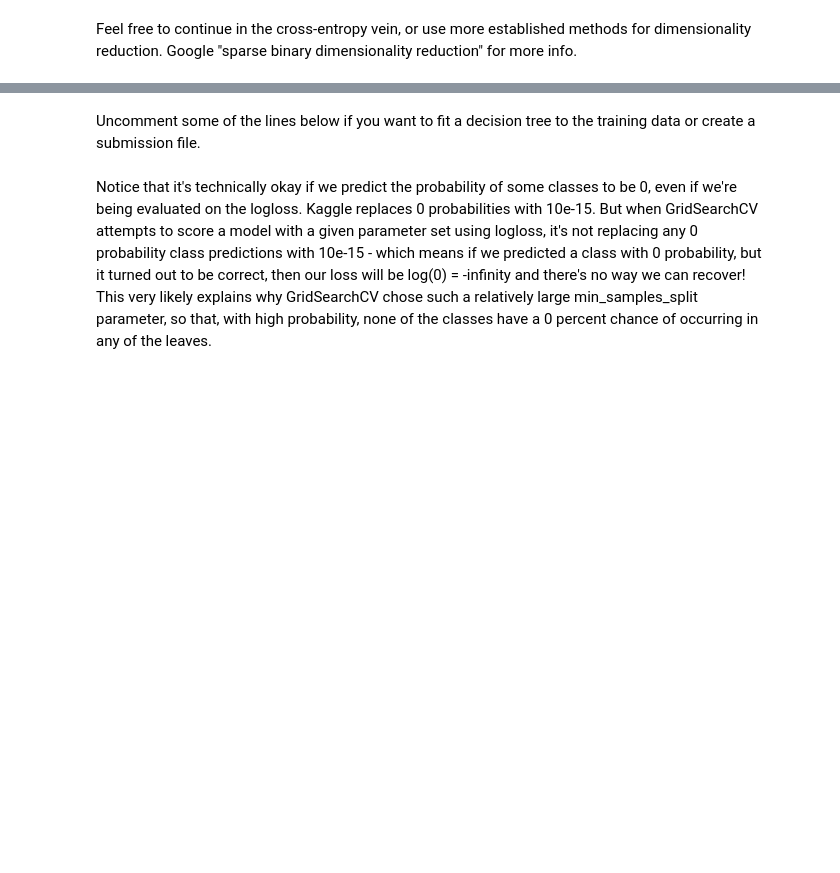
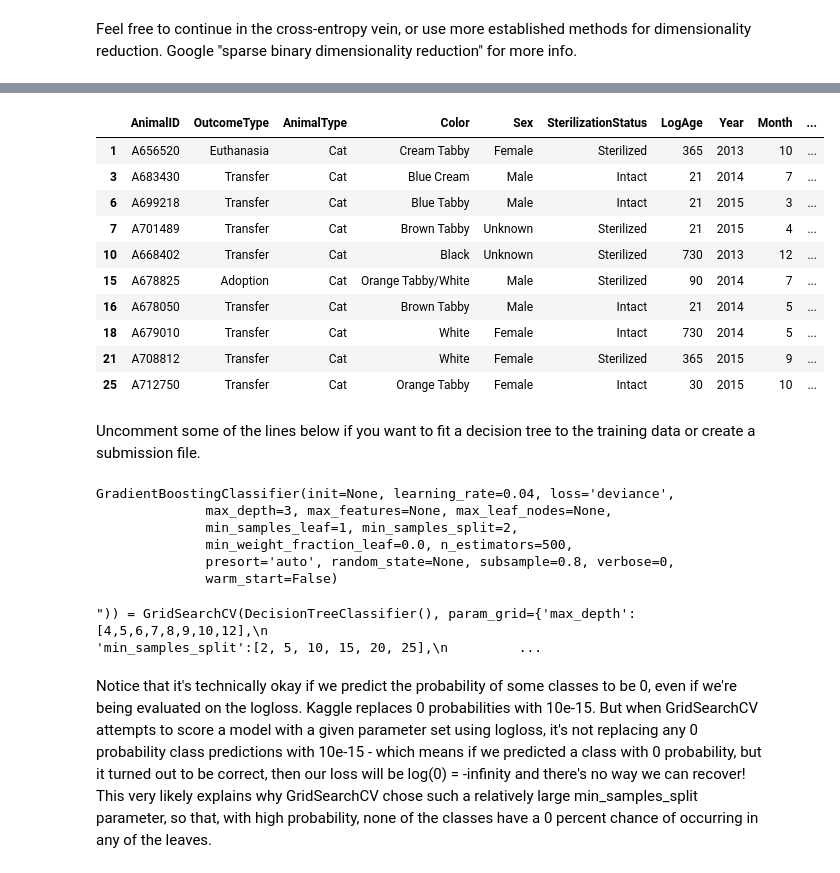
Before and after one commit to MachinesWhoLearn/competitions, a Jupyter notebook: shelter_animal/starter_template.ipynb, the cells around one changed output, grey strips where cells are left out. Saved outputs shown, nothing was run; the diff lists cells and outputs as text; code cells hidden in the pictures; blank space fills up the shorter version.

Commit message:
Updated Starter Template

```diff
--- a/shelter_animal/starter_template.ipynb
+++ b/shelter_animal/starter_template.ipynb
@@ -271,3 +318,37 @@ Name: PrimaryBreed, dtype: int64
+# %%
+### Cats
+
+rare_cats = cat_train.PrimaryBreed.value_counts() < 10
+
+def replace_rare_cats(data, order="Primary"):
+    common_cats = []
+    for cat in data[order + "Breed"]:
+        if not cat in rare_cats or rare_cats[cat]:
+            common_cats.append("Other")
+        else:
+            common_cats.append(cat)
+    return common_cats
+
+cat_train['PrimaryBreed'] = replace_rare_cats(cat_train, "Primary")
+cat_test['PrimaryBreed'] = replace_rare_cats(cat_test, "Primary")
+cat_train['SecondaryBreed'] = replace_rare_cats(cat_train, "Secondary")
+cat_test['SecondaryBreed'] = replace_rare_cats(cat_test, "Secondary")
+cat_train = cat_train.drop("Mix", axis=1)
+cat_test = cat_test.drop("Mix", axis=1)
+# %%
+cat_train[:10]
+# %% [output]
+|  | AnimalID | OutcomeType | AnimalType | Color | Sex | SterilizationStatus | LogAge | Year | Month | ... |
+| 1 | A656520 | Euthanasia | Cat | Cream Tabby | Female | Sterilized | 365 | 2013 | 10 | ... |
+| 3 | A683430 | Transfer | Cat | Blue Cream | Male | Intact | 21 | 2014 | 7 | ... |
+| 6 | A699218 | Transfer | Cat | Blue Tabby | Male | Intact | 21 | 2015 | 3 | ... |
+| 7 | A701489 | Transfer | Cat | Brown Tabby | Unknown | Sterilized | 21 | 2015 | 4 | ... |
+| 10 | A668402 | Transfer | Cat | Black | Unknown | Sterilized | 730 | 2013 | 12 | ... |
+| 15 | A678825 | Adoption | Cat | Orange Tabby/White | Male | Sterilized | 90 | 2014 | 7 | ... |
+| 16 | A678050 | Transfer | Cat | Brown Tabby | Male | Intact | 21 | 2014 | 5 | ... |
+| 18 | A679010 | Transfer | Cat | White | Female | Intact | 730 | 2014 | 5 | ... |
+| 21 | A708812 | Transfer | Cat | White | Female | Sterilized | 365 | 2015 | 9 | ... |
+| 25 | A712750 | Transfer | Cat | Orange Tabby | Female | Intact | 30 | 2015 | 10 | ... |
 # %%
 # Convert categorical features into numbers for model fitting
 
@@ -288,6 +411,25 @@ train.head()
 # %% [markdown]
 Uncomment some of the lines below if you want to fit a decision tree to the training data or create a submission file.
+# %%
+clf_dog = GradientBoostingClassifier(learning_rate=0.04, n_estimators=500, subsample=0.8)
+clf_dog.fit(dog_train.T[2:].T, dog_train.T[1].astype(int))
+
+clf_cat = GradientBoostingClassifier(learning_rate=0.04, n_estimators=500, subsample=0.8)
+clf_cat.fit(cat_train.T[2:].T, cat_train.T[1].astype(int))
+# %% [output]
+GradientBoostingClassifier(init=None, learning_rate=0.04, loss='deviance',
+              max_depth=3, max_features=None, max_leaf_nodes=None,
+              min_samples_leaf=1, min_samples_split=2,
+              min_weight_fraction_leaf=0.0, n_estimators=500,
+              presort='auto', random_state=None, subsample=0.8, verbose=0,
+              warm_start=False)
 # %%
-#clf = DecisionTreeClassifier(max_depth=5, min_samples_leaf=5, min_samples_split=25)
-#clf.fit(train[train.columns[2:]], train.OutcomeType)
-#clf.score(train[train.columns[2:]], train.OutcomeType)
+'''clf = GridSearchCV(DecisionTreeClassifier(), param_grid={'max_depth':[4,5,6,7,8,9,10,12],
+                                                        'min_samples_split':[2, 5, 10, 15, 20, 25],
+                                                        'min_samples_leaf':[1, 2, 5, 8, 12, 15, 20]},
+                  scoring='log_loss',
+                  n_jobs=-1)
+clf.fit(train[train.columns[2:]], train.OutcomeType)
+'''
+# %% [output]
+")) = GridSearchCV(DecisionTreeClassifier(), param_grid={'max_depth':[4,5,6,7,8,9,10,12],\n                                                        'min_samples_split':[2, 5, 10, 15, 20, 25],\n         ...
```
Also changed, not shown: parts of 11 cells of this notebook, 1 other file.
